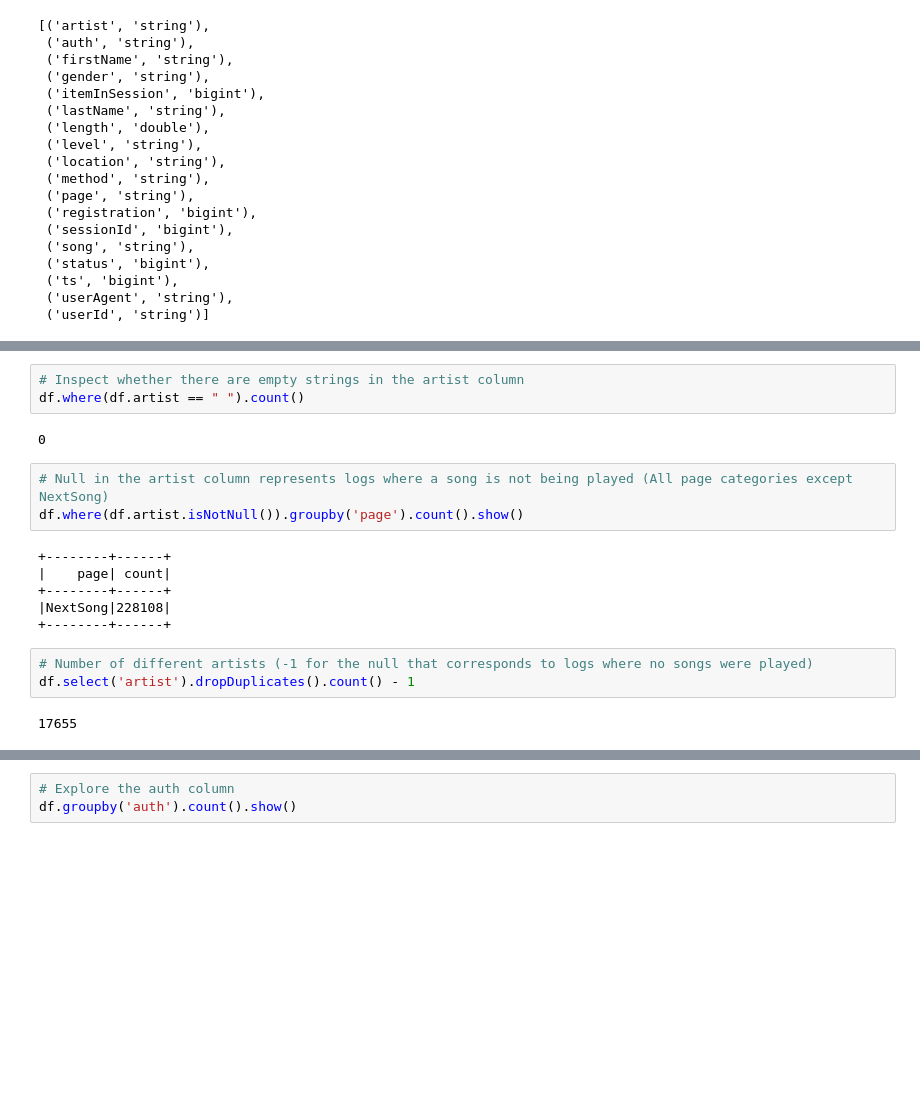
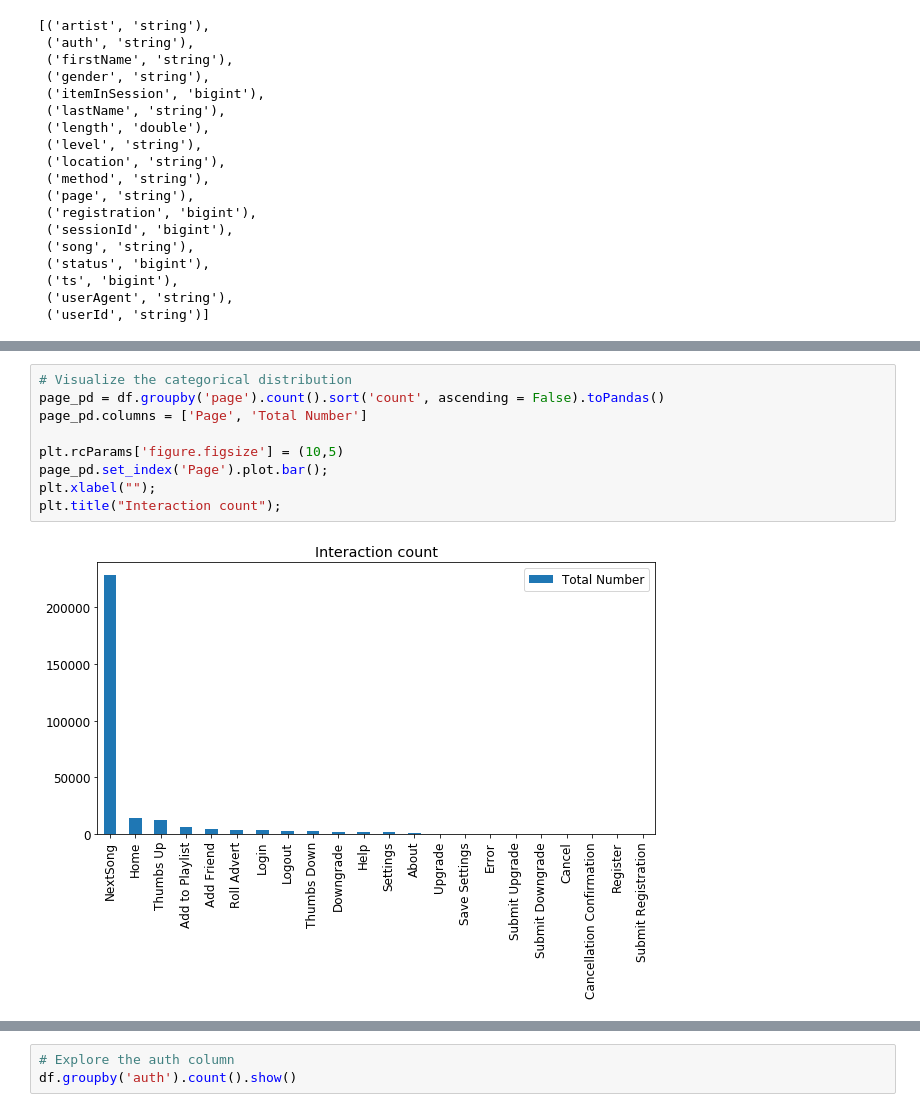
Before and after one commit to lukazaplotnik/Churn-Prediction-PySpark, a Jupyter notebook: sparkify_main.ipynb, the cells around one changed output, grey strips where cells are left out. Cells and saved outputs as stored; diff of their text form; blank space fills up the shorter version.

```diff
--- a/sparkify_main.ipynb
+++ b/sparkify_main.ipynb
@@ -214,19 +440,11 @@ only showing top 20 rows
-# %%
-# Inspect whether there are empty strings in the artist column
-df.where(df.artist == " ").count()
-# %% [output]
-0
-# %%
-# Null in the artist column represents logs where a song is not being played (All page categories except NextSong)
-df.where(df.artist.isNotNull()).groupby('page').count().show()
-# %% [output]
-+--------+------+
-|    page| count|
-+--------+------+
-|NextSong|228108|
-+--------+------+
-# %%
-# Number of different artists (-1 for the null that corresponds to logs where no songs were played)
-df.select('artist').dropDuplicates().count() - 1
-# %% [output]
-17655
+# %%
+# Visualize the categorical distribution
+page_pd = df.groupby('page').count().sort('count', ascending = False).toPandas()
+page_pd.columns = ['Page', 'Total Number']
+
+plt.rcParams['figure.figsize'] = (10,5)
+page_pd.set_index('Page').plot.bar();
+plt.xlabel("");
+plt.title("Interaction count");
+# %% [output]
+[figure, added]
```
Also changed, not shown: parts of 75 cells of this notebook, 1 other file.
